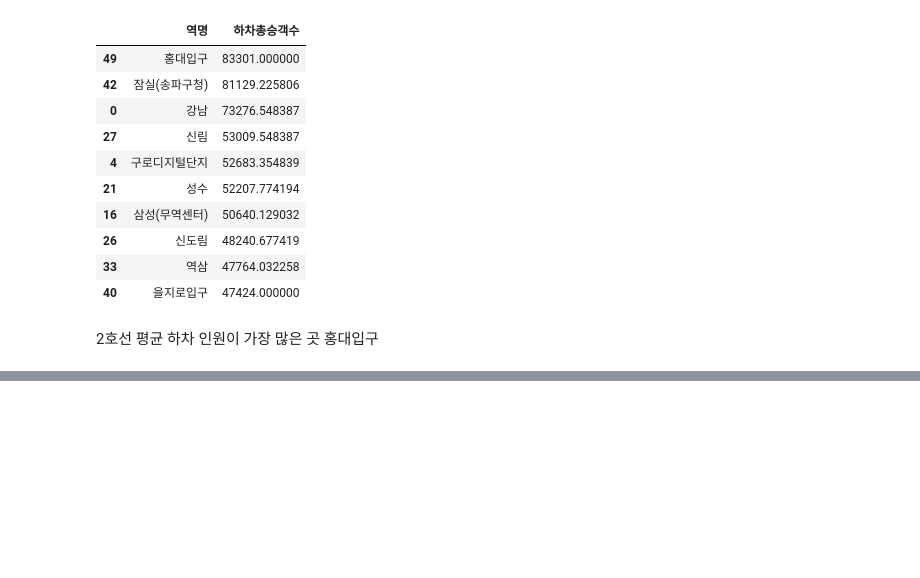
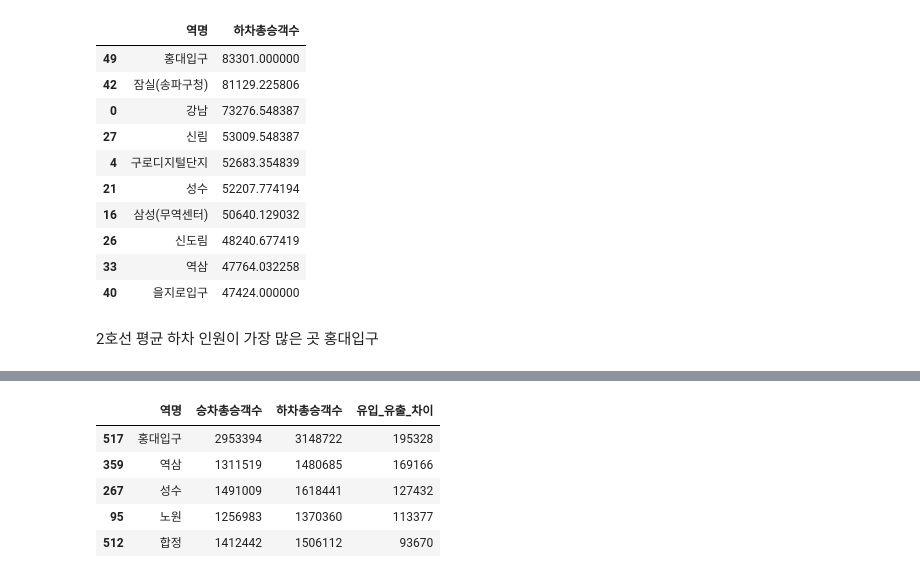
Before and after one commit to 2rlo0/hipython_rep, a Jupyter notebook: min_proj/지하철분석보고서.ipynb, the cells around one changed output, grey strips where cells are left out. Cells and saved outputs as stored; diff of their text form; code cells hidden in the pictures; blank space fills up the shorter version.

```diff
--- a/min_proj/지하철분석보고서.ipynb
+++ b/min_proj/지하철분석보고서.ipynb
@@ -321,0 +361,9 @@ station_exit_mean.head(10)
+# %%
+top_arrival.head()
+# %% [output]
+|  | 역명 | 승차총승객수 | 하차총승객수 | 유입_유출_차이 |
+| 517 | 홍대입구 | 2953394 | 3148722 | 195328 |
+| 359 | 역삼 | 1311519 | 1480685 | 169166 |
+| 267 | 성수 | 1491009 | 1618441 | 127432 |
+| 95 | 노원 | 1256983 | 1370360 | 113377 |
+| 512 | 합정 | 1412442 | 1506112 | 93670 |
```
Also changed, not shown: parts of 11 cells of this notebook.
